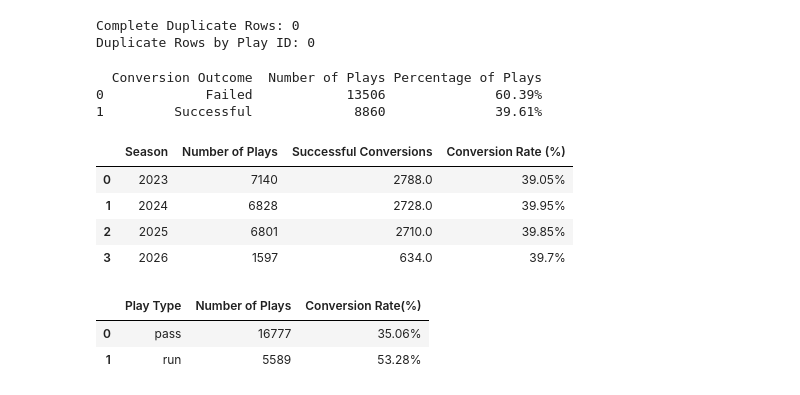
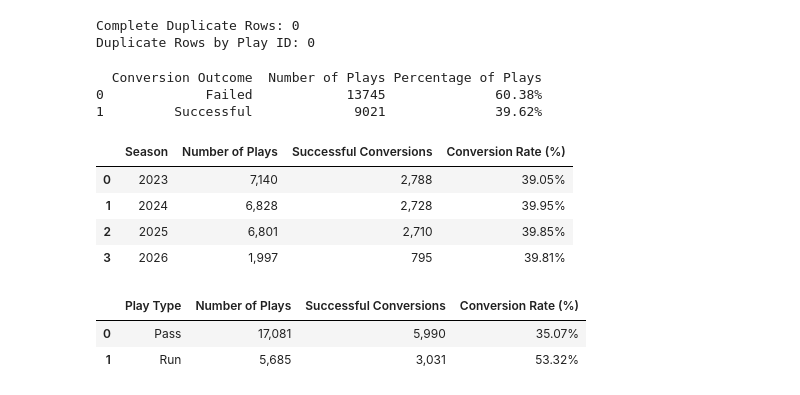
Before and after one commit to anthonyfeaster/USD-AAI-500-Final-Project, a Jupyter notebook: notebooks/01_initial_eda.ipynb, the cells around one changed output. Drawn from its saved outputs; the diff is of its cells as text; code cells hidden in the pictures.

```diff
--- a/notebooks/01_initial_eda.ipynb
+++ b/notebooks/01_initial_eda.ipynb
@@ -183,6 +177,6 @@ analysis_columns = [
     "score_differential",
     "shotgun"
 ]
-eda_df = third_down_analysis[analysis_columns].copy()
-eda_df.shape
+third_down_plays = third_down_analysis[analysis_columns].copy()
+third_down_plays.shape
 # %% [output]
@@ -222,7 +216,7 @@ print("Duplicate Rows by Play ID:", eda_df.duplicated(subset=["game_id", "play_i
 Complete Duplicate Rows: 0
 Duplicate Rows by Play ID: 0
 # %%
-conversion_summary = (eda_df["third_down_converted"].value_counts().reindex([0, 1], fill_value=0).rename_axis("conversion").reset_index(name="count"))
+conversion_summary = (third_down_plays["third_down_converted"].value_counts().reindex([0, 1], fill_value=0).rename_axis("conversion").reset_index(name="count"))
 
 # Adding Descriptive Labels
 conversion_summary["outcome"] = conversion_summary["conversion"].map({0: "Failed", 1: "Successful"})
@@ -242,50 +236,35 @@ conversion_summary = conversion_summary[["outcome", "count", "rate_percentage"]]
 print(conversion_summary)
 # %% [output]
   Conversion Outcome  Number of Plays Percentage of Plays
-0             Failed            13506              60.39%
-1         Successful             8860              39.61%
+0             Failed            13745              60.38%
+1         Successful             9021              39.62%
 # %%
 # Comparing Conversion Rates by Seasons
-conversion_by_season = (eda_df.groupby("season", as_index=False)
+conversion_by_season = (third_down_plays.groupby("season", as_index=False)
 .agg(
     number_of_plays = ("third_down_converted", "count"),
     successful_conversions = ("third_down_converted", "sum"),
     conversion_rate = ("third_down_converted", "mean")
 ))
 
 # Converting Rate to Percentage
 conversion_by_season["conversion_rate"] = (conversion_by_season["conversion_rate"] * 100).round(2).astype(str) + "%"
 
 # Renaming Columns
 conversion_by_season = conversion_by_season.rename(columns={
     "season": "Season",
     "number_of_plays": "Number of Plays",
     "successful_conversions": "Successful Conversions",
     "conversion_rate": "Conversion Rate (%)"
 })
 
-conversion_by_season
+conversion_by_season.style.format({
+    "Number of Plays": "{:,.0f}",
+    "Successful Conversions": "{:,.0f}",
+})
 # %% [output]
 |  | Season | Number of Plays | Successful Conversions | Conversion Rate (%) |
-| 0 | 2023 | 7140 | 2788.0 | 39.05% |
-| 1 | 2024 | 6828 | 2728.0 | 39.95% |
-| 2 | 2025 | 6801 | 2710.0 | 39.85% |
-| 3 | 2026 | 1597 | 634.0 | 39.7% |
+| 0 | 2023 | 7,140 | 2,788 | 39.05% |
+| 1 | 2024 | 6,828 | 2,728 | 39.95% |
+| 2 | 2025 | 6,801 | 2,710 | 39.85% |
+| 3 | 2026 | 1,997 | 795 | 39.81% |
-# %%
-conversion_by_play_type = ( eda_df.groupby("play_type", as_index=False)["third_down_converted"]
-.agg(["count", "mean"])
-)
-conversion_by_play_type["conversion_rate_percent"] = (conversion_by_play_type["mean"]* 100).round(2).astype(str) + "%"
-
-# Renaming Columns
-conversion_by_play_type = conversion_by_play_type[["play_type", "count", "conversion_rate_percent"]].rename(columns={
-    "play_type": "Play Type",
-    "count": "Number of Plays",
-    "conversion_rate_percent": "Conversion Rate(%)"
-})
-
-conversion_by_play_type
-# %% [output]
-|  | Play Type | Number of Plays | Conversion Rate(%) |
-| 0 | pass | 16777 | 35.06% |
-| 1 | run | 5589 | 53.28% |
@@ -291,0 +289,23 @@ conversion_by_play_type
+# %%
+conversion_by_play_type = summarize_conversions(third_down_plays, "play_type")
+
+conversion_by_play_type_display = conversion_by_play_type.rename(
+    columns={
+        "play_type": "Play Type",
+        "number_of_plays": "Number of Plays",
+        "successful_conversions": "Successful Conversions",
+        "conversion_rate": "Conversion Rate (%)"
+    }
+).copy()
+
+conversion_by_play_type_display['Play Type'] = (conversion_by_play_type_display['Play Type'].str.title())
+conversion_by_play_type_display['Conversion Rate (%)'] = (conversion_by_play_type_display['Conversion Rate (%)'].astype(str) + "%")
+
+conversion_by_play_type_display.style.format({
+    "Number of Plays": "{:,.0f}",
+    "Successful Conversions": "{:,.0f}"
+})
+# %% [output]
+|  | Play Type | Number of Plays | Successful Conversions | Conversion Rate (%) |
+| 0 | Pass | 17,081 | 5,990 | 35.07% |
+| 1 | Run | 5,685 | 3,031 | 53.32% |
```
Also changed, not shown: parts of 23 cells of this notebook, 1 other file.
